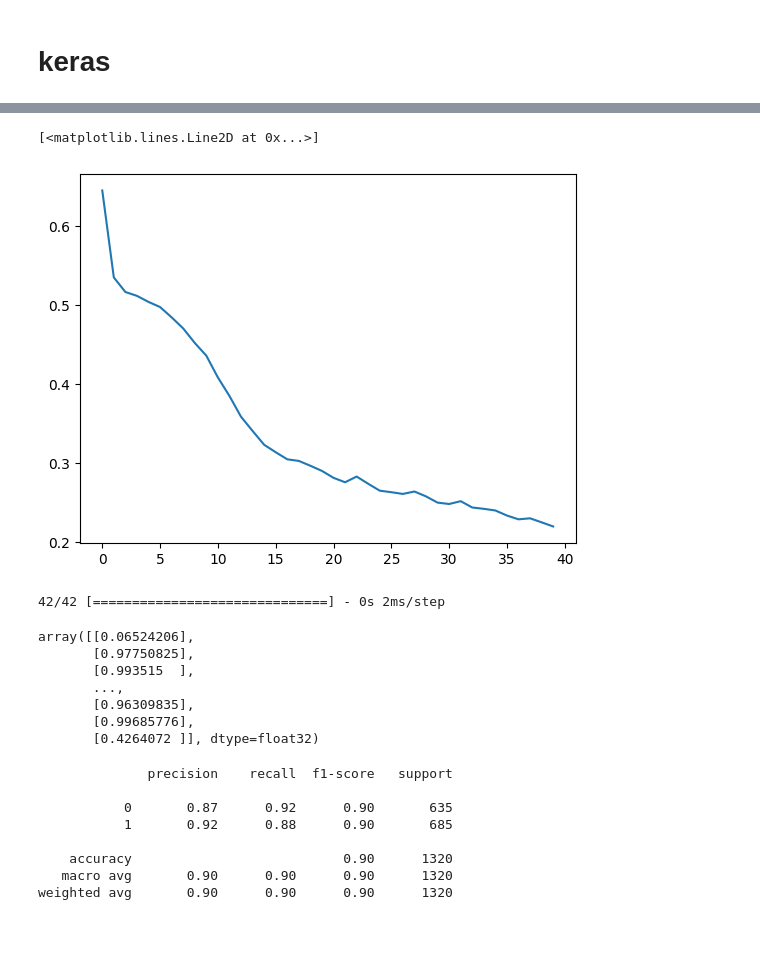
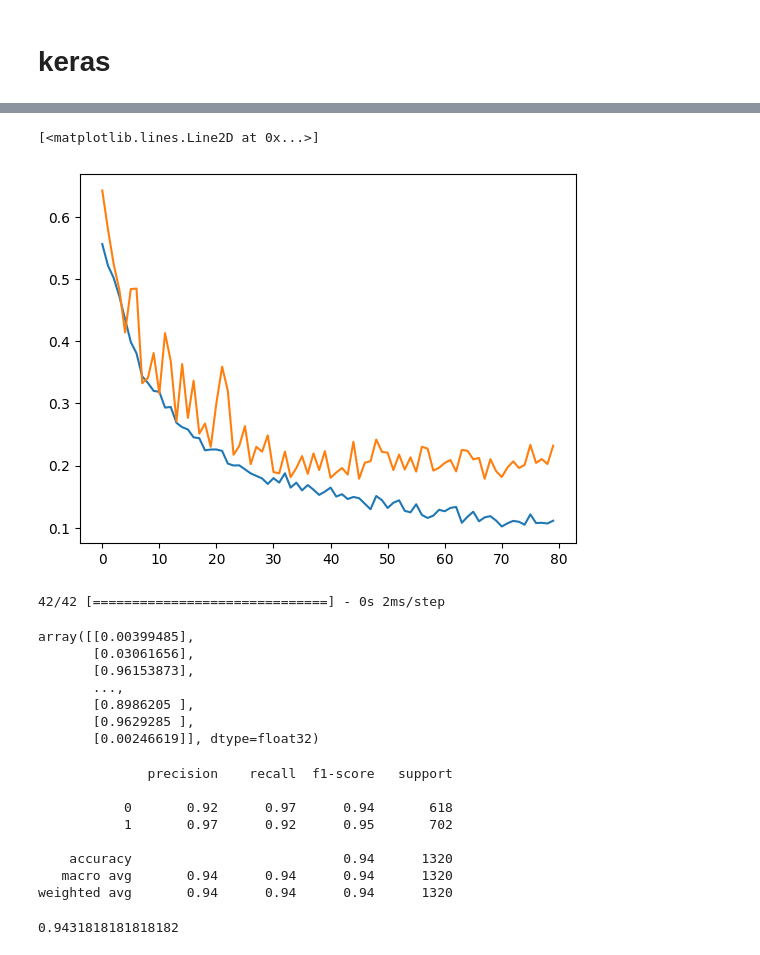
Before and after one commit to Falconly/kaggle, a Jupyter notebook: Apple Quality/apple_quality_dataset.ipynb, the cells around one changed output, grey strips where cells are left out. Saved outputs shown, nothing was run; the diff lists cells and outputs as text; code cells hidden in the pictures.

```diff
--- a/Apple Quality/apple_quality_dataset.ipynb
+++ b/Apple Quality/apple_quality_dataset.ipynb
@@ -171,3 +172,9 @@ X_train, X_test, y_train, y_test = train_test_split(X, y, test_size=0.33)
+# %%
+x_valid = X_train[:500]
+y_valid = y_train[:500]
+
+X_train = X_train[500:]
+y_train = y_train[500:]
 # %% [markdown]
 # XGBoost
 # %%
@@ -217,8 +232,10 @@ scaler = StandardScaler()
 scaled_X_train = scaler.fit_transform(X_train)
 scaled_X_test = scaler.transform(X_test)
 # %%
-model = keras.Sequential([Dense(120, input_dim=X_train.shape[1], activation='sigmoid'),
-                          Dense(80, activation='sigmoid'),
+model = keras.Sequential([Flatten(input_shape=(7,)),
+                          Dense(320, activation='sigmoid'),
+                          Dense(100, activation='sigmoid'),
+                          BatchNormalization(),
                           Dense(60, activation='sigmoid'),
                           Dense(1, activation='sigmoid')])
 # %%
@@ -244,5 +261,5 @@ _________________________________________________________________
 # %%
 model.compile(optimizer='adam', loss='binary_crossentropy', metrics=['accuracy'])
 # %%
-his = model.fit(X_train, y_train, batch_size=16, epochs=40)
+his = model.fit(X_train, y_train, batch_size=16, epochs=80, validation_data=(x_valid, y_valid))
 # %% [output]
@@ -266,8 +283,9 @@ Epoch 40/40
 # %%
 plt.plot(his.history['loss'])
+plt.plot(his.history['val_loss'])
 # %% [output]
 [<matplotlib.lines.Line2D at 0x...>]
-[figure, old version]
+[figure, new version]
 # %%
 predict = model.predict(X_test)
 # %% [output]
@@ -275,13 +293,13 @@ predict = model.predict(X_test)
 # %%
 predict
 # %% [output]
-array([[0.06524206],
-       [0.97750825],
-       [0.993515  ],
+array([[0.00399485],
+       [0.03061656],
+       [0.96153873],
        ...,
-       [0.96309835],
-       [0.99685776],
-       [0.4264072 ]], dtype=float32)
+       [0.8986205 ],
+       [0.9629285 ],
+       [0.00246619]], dtype=float32)
 # %%
 predict = np.where(predict >= 0.5, 1, 0)
 # %%
@@ -291,9 +309,13 @@ print(classification_report(predict, y_test))
 # %% [output]
               precision    recall  f1-score   support
 
-           0       0.87      0.92      0.90       635
-           1       0.92      0.88      0.90       685
+           0       0.92      0.97      0.94       618
+           1       0.97      0.92      0.95       702
 
-    accuracy                           0.90      1320
-   macro avg       0.90      0.90      0.90      1320
-weighted avg       0.90      0.90      0.90      1320
+    accuracy                           0.94      1320
+   macro avg       0.94      0.94      0.94      1320
+weighted avg       0.94      0.94      0.94      1320
+# %%
+accuracy_score(predict, y_test)
+# %% [output]
+0.9431818181818182
```
Also changed, not shown: parts of 11 cells of this notebook.
